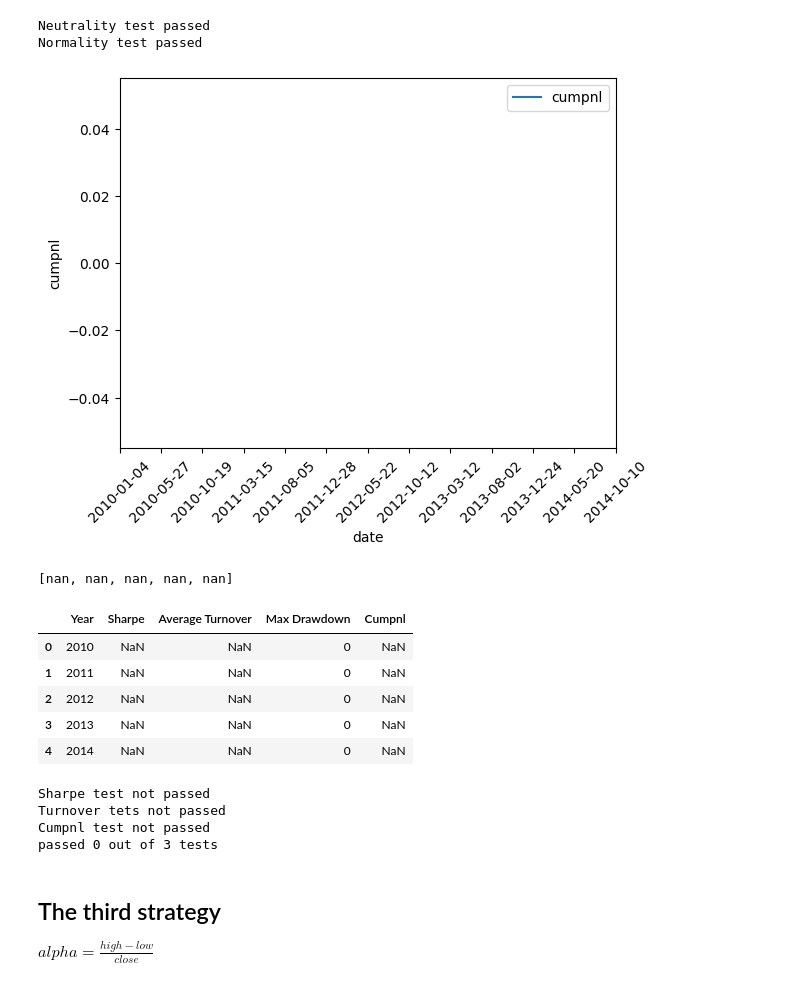
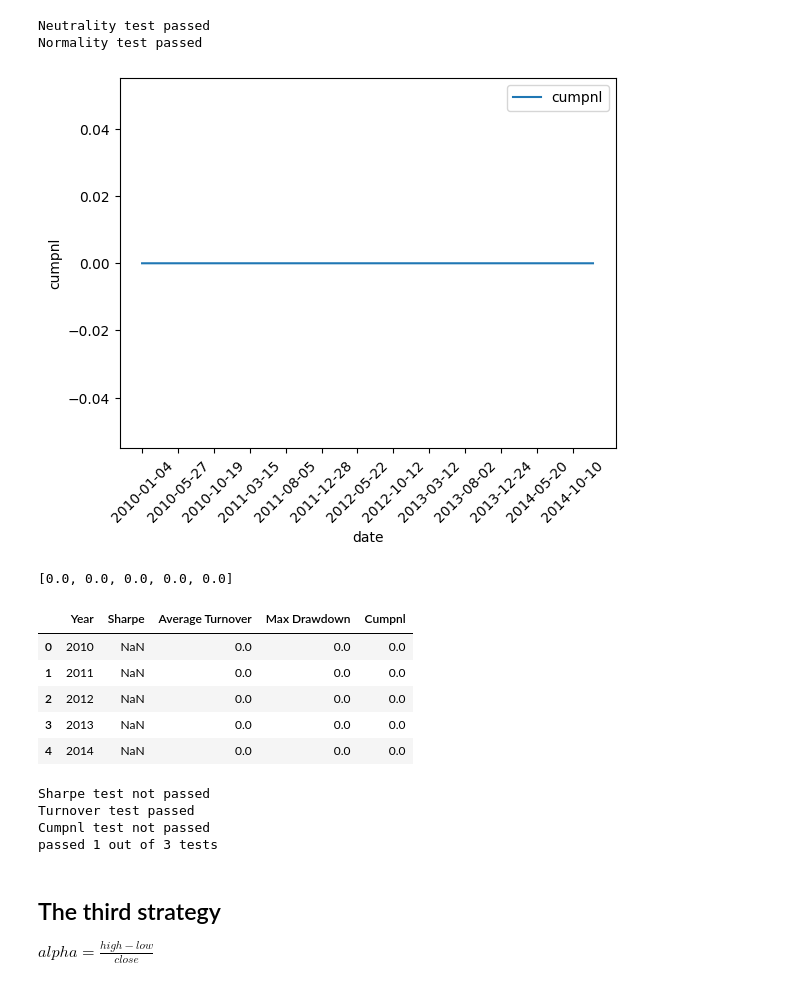
Before and after one commit to Kasymkhankhubiyev/Sirius-Uni, a Jupyter notebook: DerivativesControl/Task2.ipynb, the cells around one changed output. Drawn from its saved outputs; the diff is of its cells as text; code cells hidden in the pictures.

Commit message:
manipulated alphas

```diff
--- a/DerivativesControl/Task2.ipynb
+++ b/DerivativesControl/Task2.ipynb
@@ -19,7 +33,7 @@ SLICE_INDEX = 2436
 # %% [markdown]
 ## Getting data and preparation
 # %%
-dataset_dir = './dataset_2010_2014'
+dataset_dir = './USA_2010-2014_HLOCV'
 os.listdir(dataset_dir)
 # %% [output]
 ['Open.csv', 'High.csv', 'Close.csv', 'Low.csv', 'Volume.csv']
@@ -29,5 +43,3 @@ high_df = pd.read_csv(dataset_dir + '/High.csv')
 close_df = pd.read_csv(dataset_dir + '/Close.csv')
 low_df = pd.read_csv(dataset_dir + '/Low.csv')
 volume_df = pd.read_csv(dataset_dir + '/Volume.csv')
-# %%
-close_df = close_df[SLICE_INDEX: 2*SLICE_INDEX]
@@ -202,24 +201,24 @@ test2(alpha_matrix2[1:])  # первый нулевой
 Neutrality test passed
 Normality test passed
 # %%
-alpha_2_data = AlphaStats(alpha_matrix2, close_df)
+alpha_2_data, alpha_2_cumpnl = AlphaStats(alpha_matrix2, close_df)
 alpha_2_data.head()
 # %% [output]
-[figure, old version]
+[figure, new version]
-[nan, nan, nan, nan, nan]
+[0.0, 0.0, 0.0, 0.0, 0.0]
 |  | Year | Sharpe | Average Turnover | Max Drawdown | Cumpnl |
-| 0 | 2010 | NaN | NaN | 0 | NaN |
-| 1 | 2011 | NaN | NaN | 0 | NaN |
-| 2 | 2012 | NaN | NaN | 0 | NaN |
-| 3 | 2013 | NaN | NaN | 0 | NaN |
-| 4 | 2014 | NaN | NaN | 0 | NaN |
+| 0 | 2010 | NaN | 0.0 | 0.0 | 0.0 |
+| 1 | 2011 | NaN | 0.0 | 0.0 | 0.0 |
+| 2 | 2012 | NaN | 0.0 | 0.0 | 0.0 |
+| 3 | 2013 | NaN | 0.0 | 0.0 | 0.0 |
+| 4 | 2014 | NaN | 0.0 | 0.0 | 0.0 |
 # %%
 test3(alpha_2_data)
 # %% [output]
 Sharpe test not passed
-Turnover tets not passed
+Turnover test passed
 Cumpnl test not passed
-passed 0 out of 3 tests
+passed 1 out of 3 tests
 # %% [markdown]
 ## The third strategy
 
```
Also changed, not shown: parts of 55 cells of this notebook, 11 other files.
